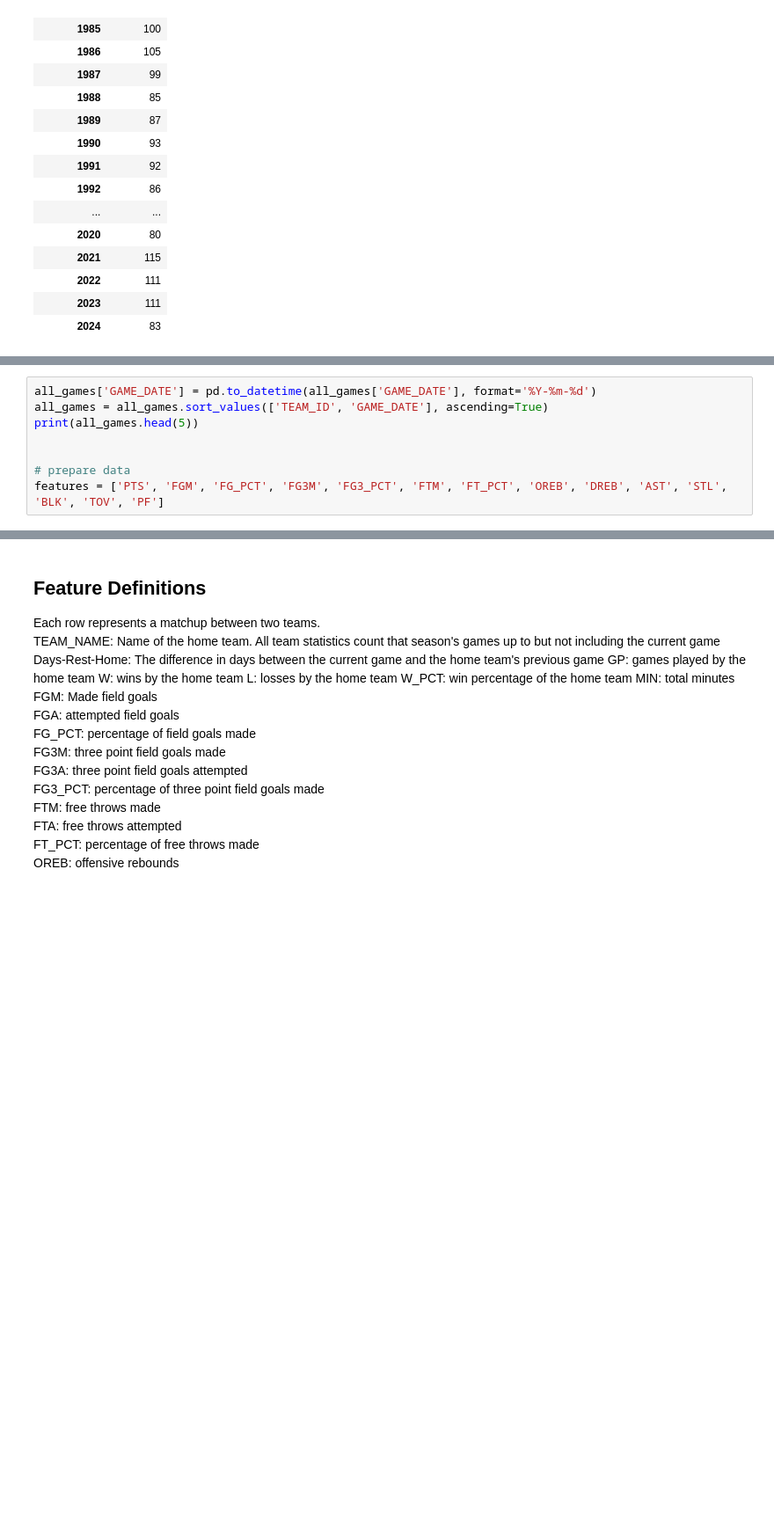
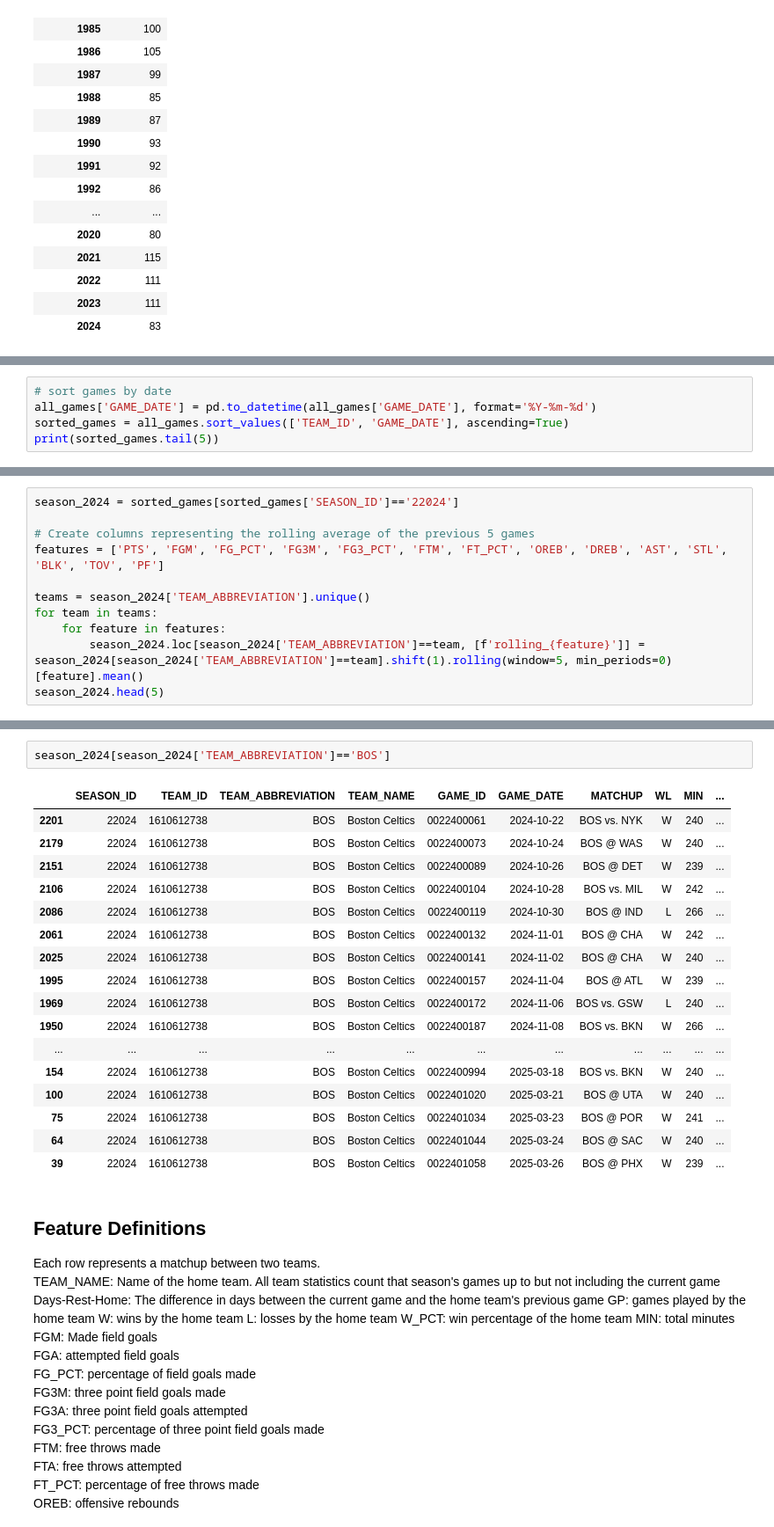
Before and after one commit to wtbtucker/NBA-Machine-Learning-Sports-Betting, a Jupyter notebook: data_mining_pipeline.ipynb, the cells around one changed output, grey strips where cells are left out. Shown: that part at 88% size. Saved outputs shown, nothing was run; the diff lists cells and outputs as text; blank space fills up the shorter version.

Commit message:
Separate main dataframe out by season and team. Seems to correctly calculate rolling averages now

```diff
--- a/data_mining_pipeline.ipynb
+++ b/data_mining_pipeline.ipynb
@@ -93,9 +94,6 @@ full_game
 # %%
+# sort games by date
 all_games['GAME_DATE'] = pd.to_datetime(all_games['GAME_DATE'], format='%Y-%m-%d')
-all_games = all_games.sort_values(['TEAM_ID', 'GAME_DATE'], ascending=True)
-print(all_games.head(5))
-
-
-# prepare data
-features = ['PTS', 'FGM', 'FG_PCT', 'FG3M', 'FG3_PCT', 'FTM', 'FT_PCT', 'OREB', 'DREB', 'AST', 'STL', 'BLK', 'TOV', 'PF']
+sorted_games = all_games.sort_values(['TEAM_ID', 'GAME_DATE'], ascending=True)
+print(sorted_games.tail(5))
 # %% [output]
@@ -145,0 +117,11 @@ See the caveats in the documentation: https://pandas.pydata.org/pandas-docs/stab
+# %%
+season_2024 = sorted_games[sorted_games['SEASON_ID']=='22024']
+
+# Create columns representing the rolling average of the previous 5 games
+features = ['PTS', 'FGM', 'FG_PCT', 'FG3M', 'FG3_PCT', 'FTM', 'FT_PCT', 'OREB', 'DREB', 'AST', 'STL', 'BLK', 'TOV', 'PF']
+
+teams = season_2024['TEAM_ABBREVIATION'].unique()
+for team in teams:
+    for feature in features:
+        season_2024.loc[season_2024['TEAM_ABBREVIATION']==team, [f'rolling_{feature}']] = season_2024[season_2024['TEAM_ABBREVIATION']==team].shift(1).rolling(window=5, min_periods=0)[feature].mean()
+season_2024.head(5)
@@ -146,3 +135,23 @@ See the caveats in the documentation: https://pandas.pydata.org/pandas-docs/stab
+# %%
+season_2024[season_2024['TEAM_ABBREVIATION']=='BOS']
+# %% [output]
+|  | SEASON_ID | TEAM_ID | TEAM_ABBREVIATION | TEAM_NAME | GAME_ID | GAME_DATE | MATCHUP | WL | MIN | ... |
+| 2201 | 22024 | 1610612738 | BOS | Boston Celtics | 0022400061 | 2024-10-22 | BOS vs. NYK | W | 240 | ... |
+| 2179 | 22024 | 1610612738 | BOS | Boston Celtics | 0022400073 | 2024-10-24 | BOS @ WAS | W | 240 | ... |
+| 2151 | 22024 | 1610612738 | BOS | Boston Celtics | 0022400089 | 2024-10-26 | BOS @ DET | W | 239 | ... |
+| 2106 | 22024 | 1610612738 | BOS | Boston Celtics | 0022400104 | 2024-10-28 | BOS vs. MIL | W | 242 | ... |
+| 2086 | 22024 | 1610612738 | BOS | Boston Celtics | 0022400119 | 2024-10-30 | BOS @ IND | L | 266 | ... |
+| 2061 | 22024 | 1610612738 | BOS | Boston Celtics | 0022400132 | 2024-11-01 | BOS @ CHA | W | 242 | ... |
+| 2025 | 22024 | 1610612738 | BOS | Boston Celtics | 0022400141 | 2024-11-02 | BOS @ CHA | W | 240 | ... |
+| 1995 | 22024 | 1610612738 | BOS | Boston Celtics | 0022400157 | 2024-11-04 | BOS @ ATL | W | 239 | ... |
+| 1969 | 22024 | 1610612738 | BOS | Boston Celtics | 0022400172 | 2024-11-06 | BOS vs. GSW | L | 240 | ... |
+| 1950 | 22024 | 1610612738 | BOS | Boston Celtics | 0022400187 | 2024-11-08 | BOS vs. BKN | W | 266 | ... |
+| ... | ... | ... | ... | ... | ... | ... | ... | ... | ... | ... |
+| 154 | 22024 | 1610612738 | BOS | Boston Celtics | 0022400994 | 2025-03-18 | BOS vs. BKN | W | 240 | ... |
+| 100 | 22024 | 1610612738 | BOS | Boston Celtics | 0022401020 | 2025-03-21 | BOS @ UTA | W | 240 | ... |
+| 75 | 22024 | 1610612738 | BOS | Boston Celtics | 0022401034 | 2025-03-23 | BOS @ POR | W | 241 | ... |
+| 64 | 22024 | 1610612738 | BOS | Boston Celtics | 0022401044 | 2025-03-24 | BOS @ SAC | W | 240 | ... |
+| 39 | 22024 | 1610612738 | BOS | Boston Celtics | 0022401058 | 2025-03-26 | BOS @ PHX | W | 239 | ... |
 # %% [markdown]
 ## Feature Definitions
 
```
Also changed, not shown: parts of 7 cells of this notebook.
